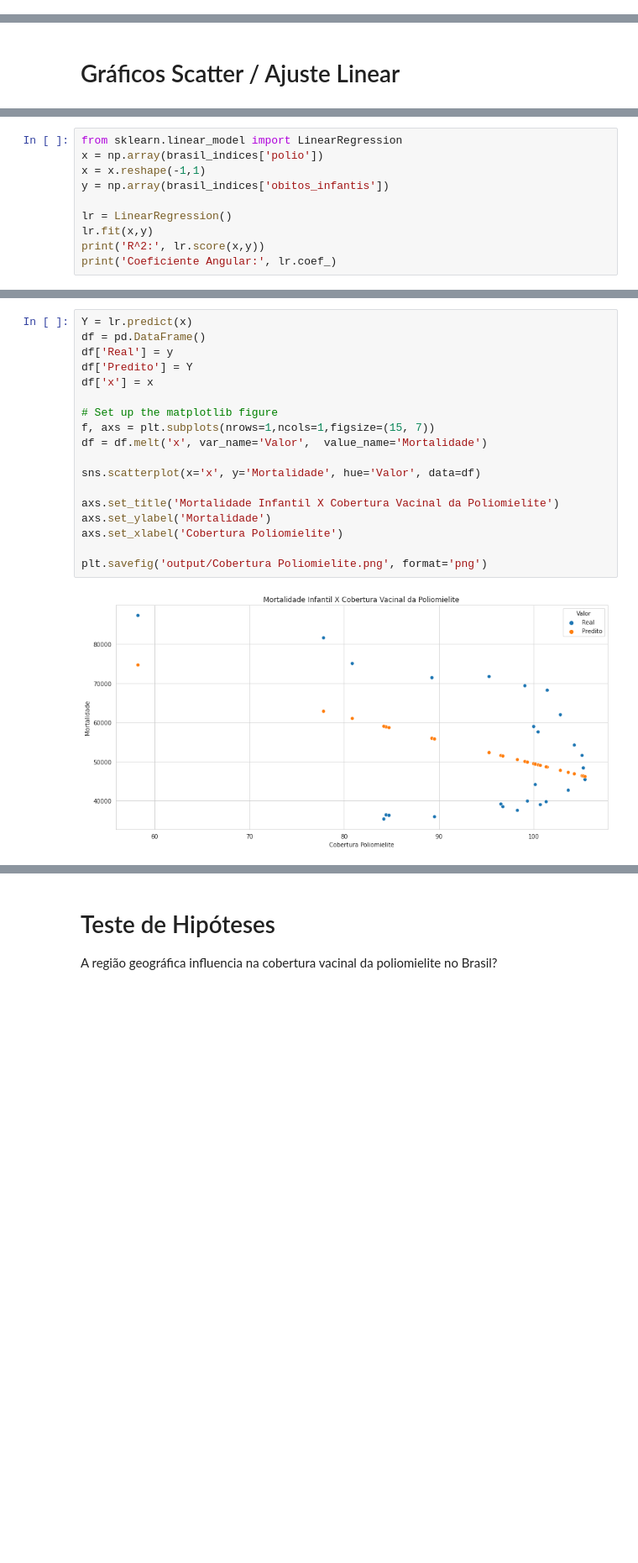
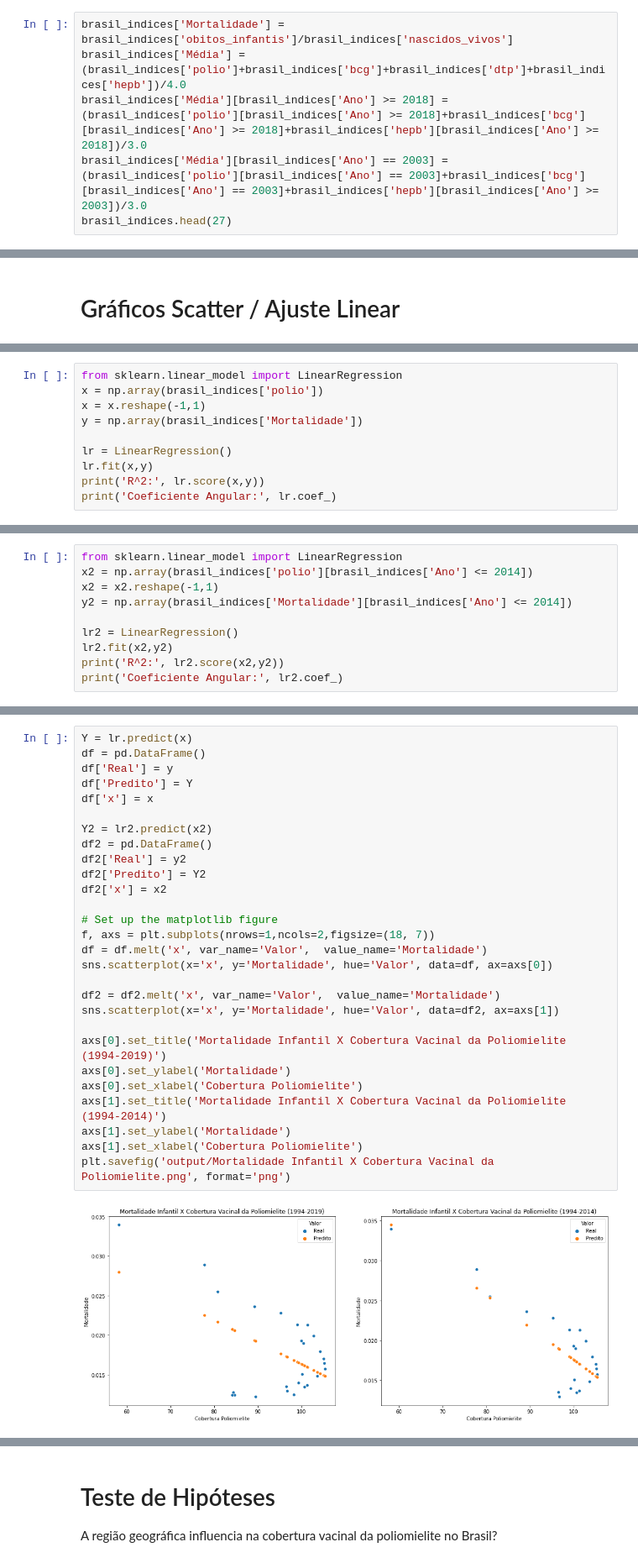
Before and after one commit to JeanKusanagi/E1--Vaccine-immunology, a Jupyter notebook: notebooks/E3_vaccine_immunology.ipynb, the cells around one changed output, grey strips where cells are left out. Shown at 84% size. Saved outputs shown, nothing was run; the diff lists cells and outputs as text; blank space fills up the shorter version.

```diff
--- a/notebooks/E3_vaccine_immunology.ipynb
+++ b/notebooks/E3_vaccine_immunology.ipynb
@@ -440,3 +476,9 @@ brasil_indices.head()
 | 2 | 1996 | 535 | NaN | NaN | 658 | 75024 | 68.7 | ... |
 | 3 | 1997 | 547 | NaN | NaN | 665 | 71400 | 69.1 | ... |
 | 4 | 1998 | 559 | NaN | NaN | 670 | 71690 | 69.4 | ... |
+# %%
+brasil_indices['Mortalidade'] = brasil_indices['obitos_infantis']/brasil_indices['nascidos_vivos']
+brasil_indices['Média'] = (brasil_indices['polio']+brasil_indices['bcg']+brasil_indices['dtp']+brasil_indices['hepb'])/4.0
+brasil_indices['Média'][brasil_indices['Ano'] >= 2018] = (brasil_indices['polio'][brasil_indices['Ano'] >= 2018]+brasil_indices['bcg'][brasil_indices['Ano'] >= 2018]+brasil_indices['hepb'][brasil_indices['Ano'] >= 2018])/3.0
+brasil_indices['Média'][brasil_indices['Ano'] == 2003] = (brasil_indices['polio'][brasil_indices['Ano'] == 2003]+brasil_indices['bcg'][brasil_indices['Ano'] == 2003]+brasil_indices['hepb'][brasil_indices['Ano'] >= 2003])/3.0
+brasil_indices.head(27)
@@ -782,7 +980,7 @@ plt.savefig('output/Cobertura Poliomielite no Brasil 1994 - 2020.png', format='p
 from sklearn.linear_model import LinearRegression
 x = np.array(brasil_indices['polio'])
 x = x.reshape(-1,1)
-y = np.array(brasil_indices['obitos_infantis'])
+y = np.array(brasil_indices['Mortalidade'])
 
 lr = LinearRegression()
 lr.fit(x,y)
@@ -793,0 +992,10 @@ Coeficiente Angular: [-603.94395013]
+# %%
+from sklearn.linear_model import LinearRegression
+x2 = np.array(brasil_indices['polio'][brasil_indices['Ano'] <= 2014])
+x2 = x2.reshape(-1,1)
+y2 = np.array(brasil_indices['Mortalidade'][brasil_indices['Ano'] <= 2014])
+
+lr2 = LinearRegression()
+lr2.fit(x2,y2)
+print('R^2:', lr2.score(x2,y2))
+print('Coeficiente Angular:', lr2.coef_)
@@ -794,20 +1005,30 @@ Coeficiente Angular: [-603.94395013]
 # %%
 Y = lr.predict(x)
 df = pd.DataFrame()
 df['Real'] = y
 df['Predito'] = Y
 df['x'] = x
 
+Y2 = lr2.predict(x2)
+df2 = pd.DataFrame()
+df2['Real'] = y2
+df2['Predito'] = Y2
+df2['x'] = x2
+
 # Set up the matplotlib figure
-f, axs = plt.subplots(nrows=1,ncols=1,figsize=(15, 7))
+f, axs = plt.subplots(nrows=1,ncols=2,figsize=(18, 7))
 df = df.melt('x', var_name='Valor',  value_name='Mortalidade')
+sns.scatterplot(x='x', y='Mortalidade', hue='Valor', data=df, ax=axs[0])
 
-sns.scatterplot(x='x', y='Mortalidade', hue='Valor', data=df)
+df2 = df2.melt('x', var_name='Valor',  value_name='Mortalidade')
+sns.scatterplot(x='x', y='Mortalidade', hue='Valor', data=df2, ax=axs[1])
 
-axs.set_title('Mortalidade Infantil X Cobertura Vacinal da Poliomielite')
-axs.set_ylabel('Mortalidade')
-axs.set_xlabel('Cobertura Poliomielite')
-
-plt.savefig('output/Cobertura Poliomielite.png', format='png')
+axs[0].set_title('Mortalidade Infantil X Cobertura Vacinal da Poliomielite (1994-2019)')
+axs[0].set_ylabel('Mortalidade')
+axs[0].set_xlabel('Cobertura Poliomielite')
+axs[1].set_title('Mortalidade Infantil X Cobertura Vacinal da Poliomielite (1994-2014)')
+axs[1].set_ylabel('Mortalidade')
+axs[1].set_xlabel('Cobertura Poliomielite')
+plt.savefig('output/Mortalidade Infantil X Cobertura Vacinal da Poliomielite.png', format='png')
 # %% [output]
-[figure, old version]
+[figure, new version]
```
Also changed, not shown: parts of 59 cells of this notebook.
